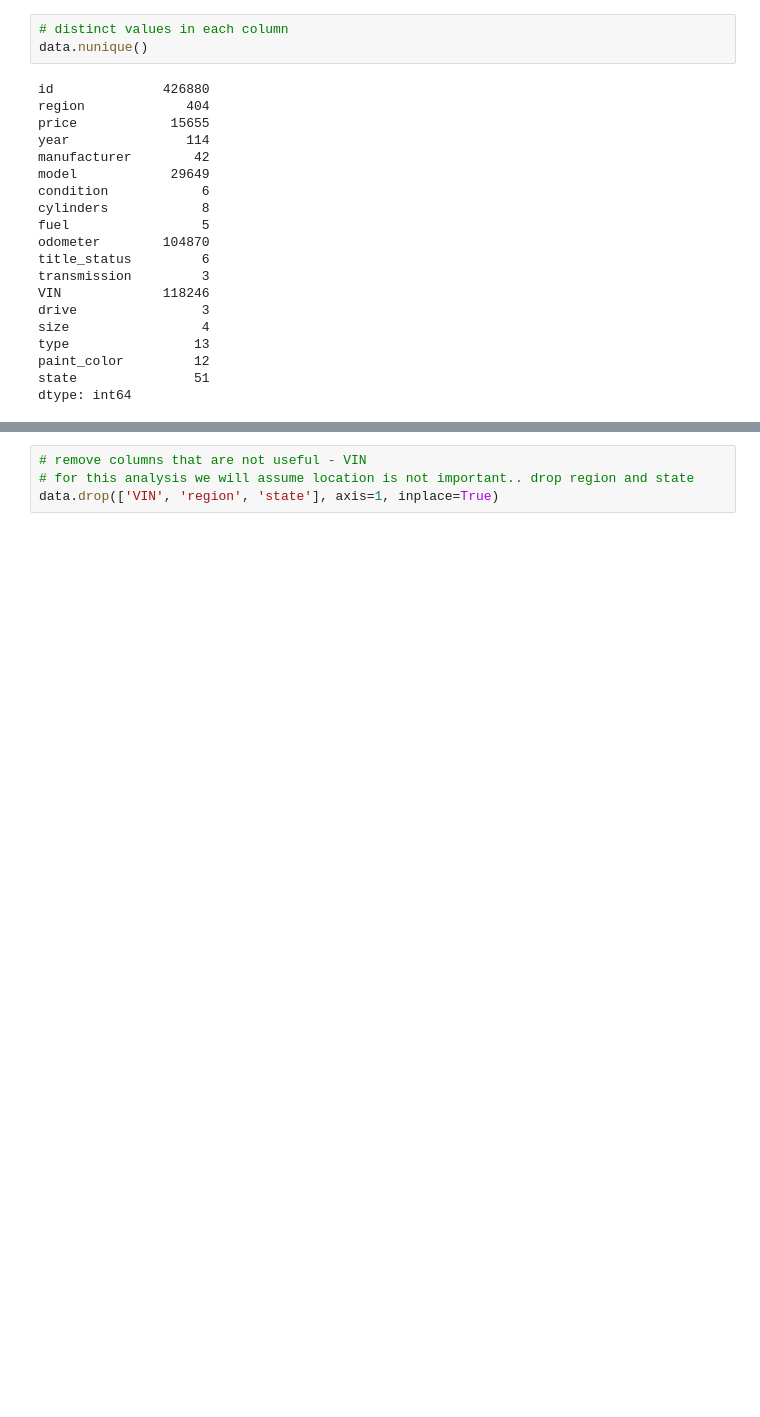
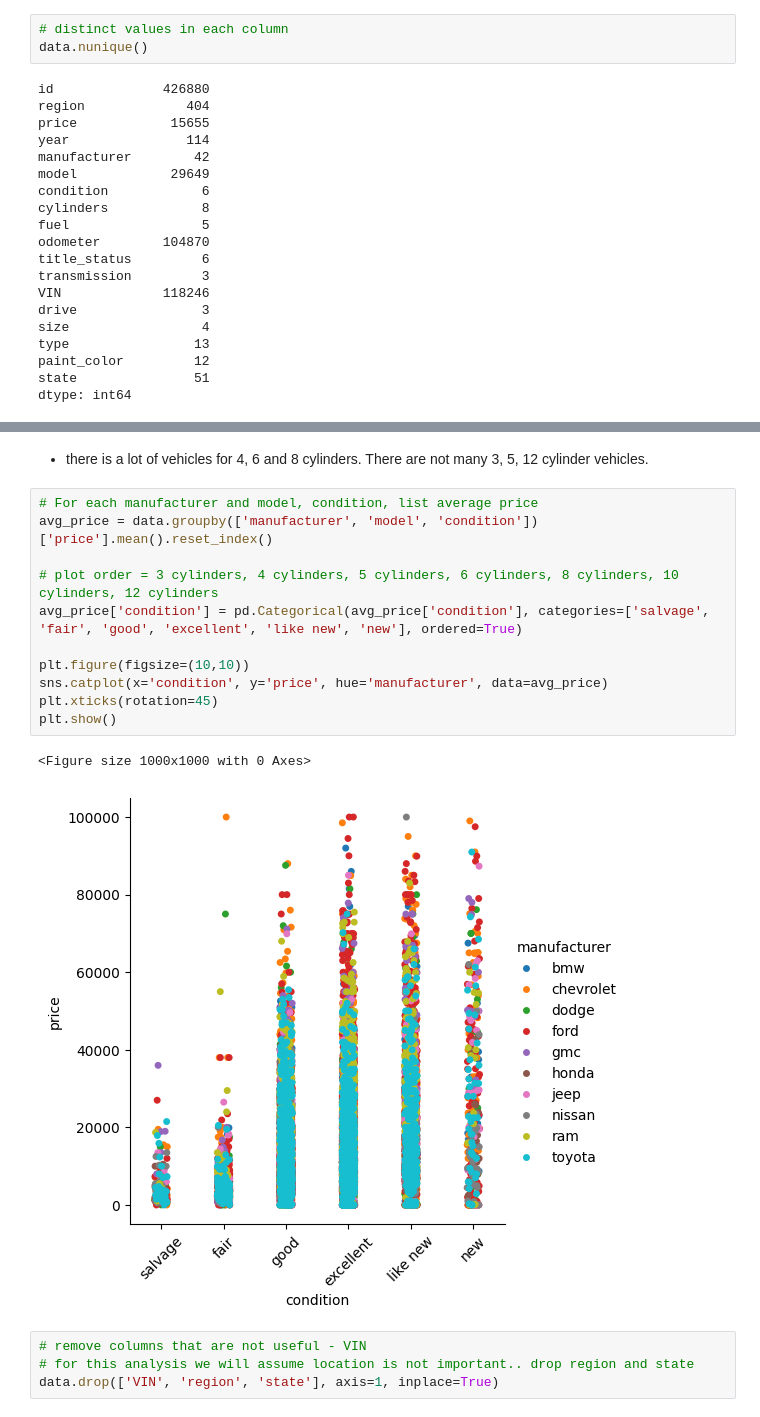
Before and after one commit to gprlearn/UsedCarPrices, a Jupyter notebook: usedcarprices.ipynb, the cells around one changed output, grey strips where cells are left out. Cells and saved outputs as stored; diff of their text form; blank space fills up the shorter version.

```diff
--- a/usedcarprices.ipynb
+++ b/usedcarprices.ipynb
@@ -88,3 +136,19 @@ dtype: int64
+# %% [markdown]
+- there is a lot of vehicles for 4, 6 and 8 cylinders. There are not many 3, 5, 12  cylinder vehicles.
+# %%
+# For each manufacturer and model, condition, list average price
+avg_price = data.groupby(['manufacturer', 'model', 'condition'])['price'].mean().reset_index()
+
+# plot order = 3 cylinders, 4 cylinders, 5 cylinders, 6 cylinders, 8 cylinders, 10 cylinders, 12 cylinders
+avg_price['condition'] = pd.Categorical(avg_price['condition'], categories=['salvage', 'fair', 'good', 'excellent', 'like new', 'new'], ordered=True)
+
+plt.figure(figsize=(10,10))
+sns.catplot(x='condition', y='price', hue='manufacturer', data=avg_price)
+plt.xticks(rotation=45)
+plt.show()
+# %% [output]
+<Figure size 1000x1000 with 0 Axes>
+[figure, added]
 # %%
 # remove columns that are not useful - VIN
 # for this analysis we will assume location is not important.. drop region and state
```
Also changed, not shown: parts of 55 cells of this notebook.
